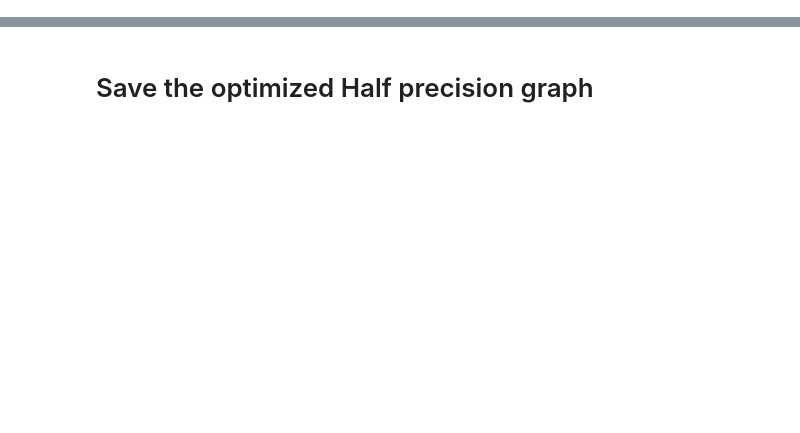
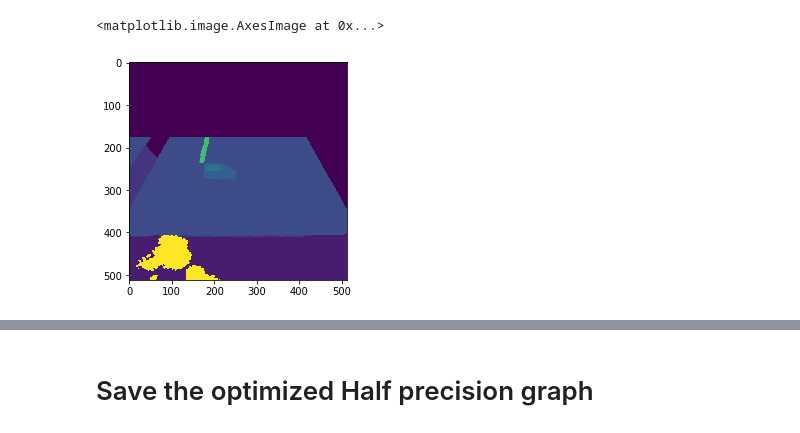
Before and after one commit to MoonBlvd/TFSegmentation, a Jupyter notebook: ipython_scripts/test_inference_tx2.ipynb, the cells around one changed output, grey strips where cells are left out. Drawn from its saved outputs; the diff is of its cells as text; code cells hidden in the pictures; blank space fills up the shorter version.

```diff
--- a/ipython_scripts/test_inference_tx2.ipynb
+++ b/ipython_scripts/test_inference_tx2.ipynb
@@ -98,0 +101,8 @@ calculate_flops()
+# %%
+# all_images = np.load('/media/DATA/UnrealLandingDataset/AirSimCollectData/CV_Random_Histogram/X_val.npy')
+seg = np.load('../experiments/test_trt_TX2/trt_output.npy')
+# %%
+plt.imshow(seg)
+# %% [output]
+<matplotlib.image.AxesImage at 0x...>
+[figure, added]
```
Also changed, not shown: parts of 17 cells of this notebook, 3 other files.
